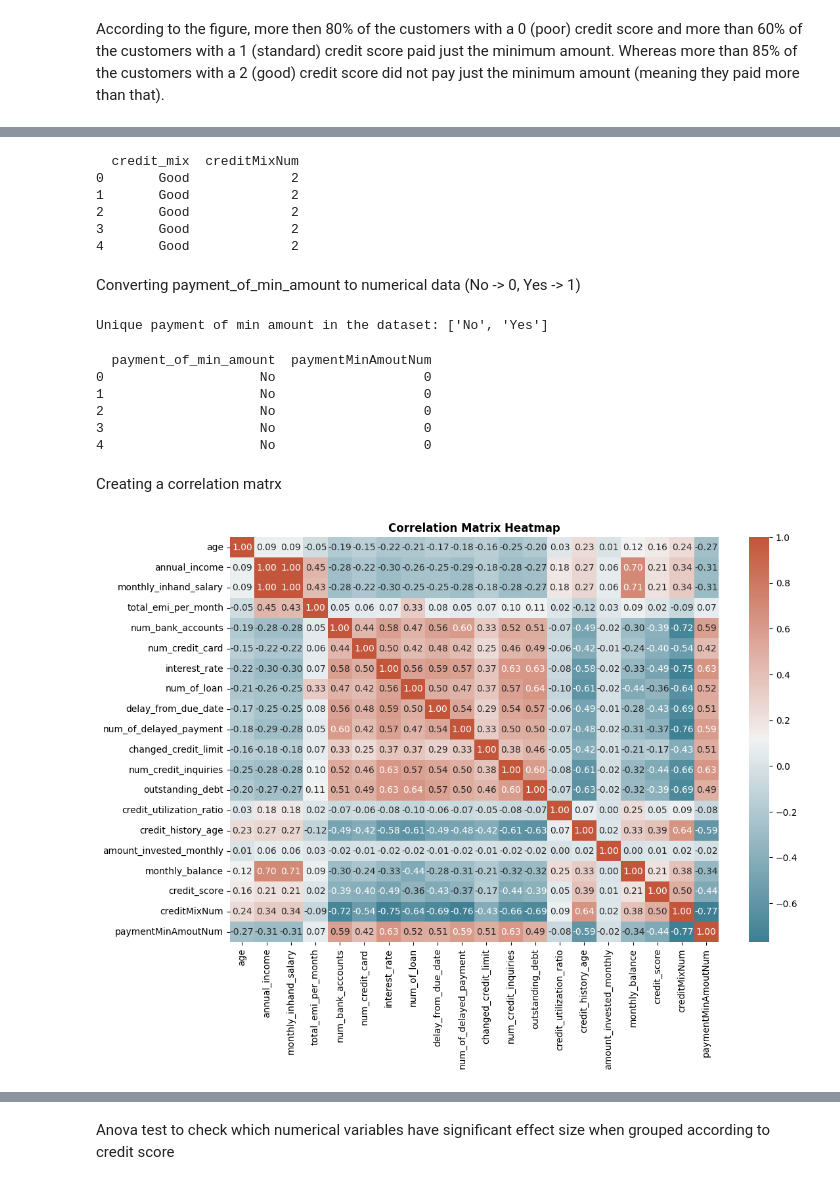
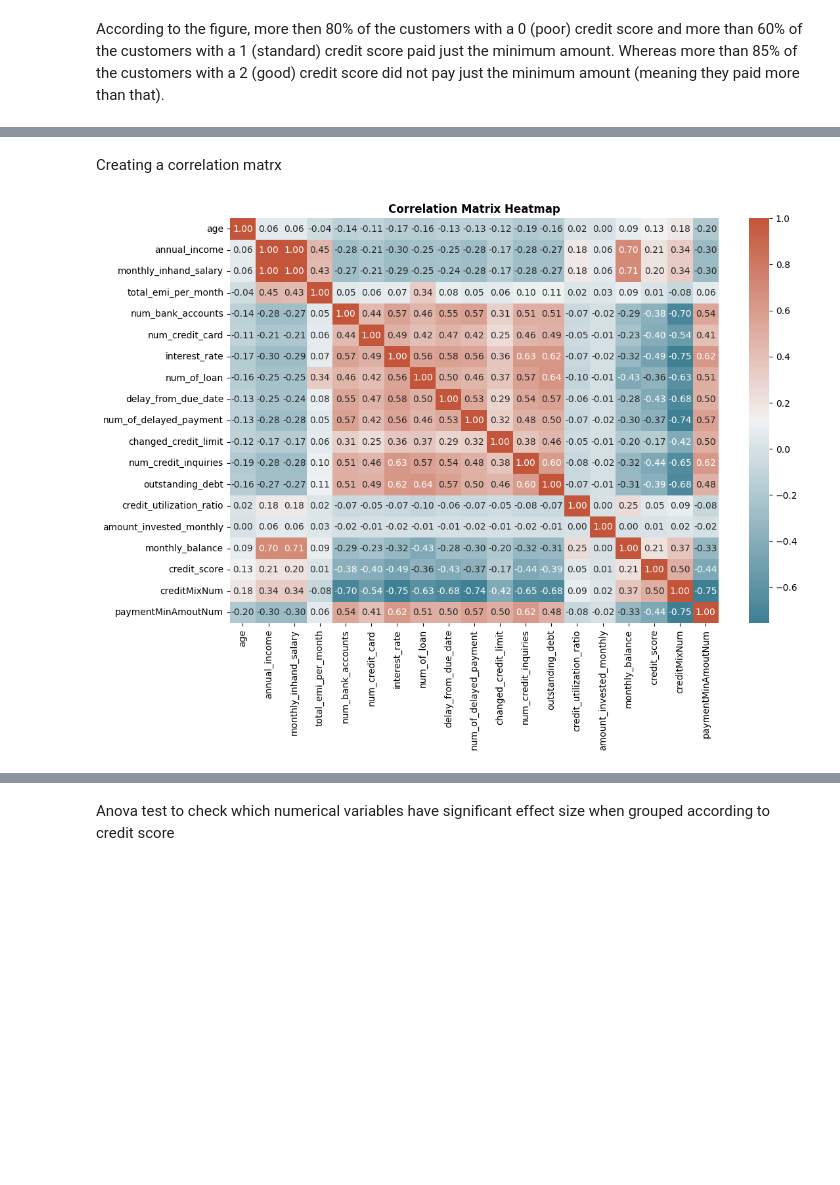
Before and after one commit to sa06840/CreditScoreClassification, a Jupyter notebook: projectCode.ipynb, the cells around one changed output, grey strips where cells are left out. Saved outputs shown, nothing was run; the diff lists cells and outputs as text; code cells hidden in the pictures; blank space fills up the shorter version.

```diff
--- a/projectCode.ipynb
+++ b/projectCode.ipynb
@@ -125,0 +185,3 @@ data.describe(include="object").T
+# %%
+data = data.drop('credit_history_age', axis=1)
+data.head()
@@ -143,0 +254,9 @@ data.describe(include="object").T
+# %%
+oneHotEncoded = data['type_of_loan'].str.join('|').str.get_dummies()
+loanTypes = oneHotEncoded.columns.tolist()
+print(loanTypes)
+
+if 'Auto Loan' not in data.columns:
+    data = pd.concat([data, oneHotEncoded], axis=1)
+
+data.head()
@@ -324,6 +446,7 @@ plt.show()
 Univariate Analysis of Numerical Variables
 # %%
 numericColumns = data.select_dtypes(include='number').columns
+numericColumns = [col for col in numericColumns if col not in loanTypes]
 
 numPlots = len(numericColumns)
 rows = (numPlots // 2) + 1
@@ -401,6 +524,7 @@ There is an almsot even distribution in occupation and type_of_loan (except for
 Comparing relationship between numerical columns and credit scores
 # %%
 numericColumns = data.select_dtypes(include='number').columns.drop('credit_score')
+numericColumns = [col for col in numericColumns if col not in loanTypes]
 customPalette = {0: "#d6e7e4", 1: "#87bbae", 2: "#48756a"}
 flierprops = dict(markersize=3)
 
@@ -611,47 +722,22 @@ Unique credit mix in the dataset: ['Bad', 'Good', 'Standard']
-# %%
-creditMixMapping = {'Bad': 0, 'Standard': 1, 'Good': 2}
-data['creditMixNum'] = data['credit_mix'].map(creditMixMapping)
-
-print(data[['credit_mix', 'creditMixNum']].head())
-# %% [output]
-  credit_mix  creditMixNum
-0       Good             2
-1       Good             2
-2       Good             2
-3       Good             2
-4       Good             2
-# %% [markdown]
-Converting payment_of_min_amount to numerical data (No -> 0, Yes -> 1)
-# %%
-uniquePaymentMinAmt = data['payment_of_min_amount'].unique()
-print("Unique payment of min amount in the dataset:", sorted(uniquePaymentMinAmt))
-# %% [output]
-Unique payment of min amount in the dataset: ['No', 'Yes']
-# %%
-PaymentMinAmtMapping = {'No': 0, 'Yes': 1}
-data['paymentMinAmoutNum'] = data['payment_of_min_amount'].map(PaymentMinAmtMapping)
-
-print(data[['payment_of_min_amount', 'paymentMinAmoutNum']].head())
-# %% [output]
-  payment_of_min_amount  paymentMinAmoutNum
-0                    No                   0
-1                    No                   0
-2                    No                   0
-3                    No                   0
-4                    No                   0
 # %% [markdown]
 Creating a correlation matrx
 # %%
-correlationMatrix = data.corr(numeric_only=True)
+numericColumns = []
+
+for col in data.select_dtypes(include='number').columns:
+    if col not in loanTypes:
+        numericColumns.append(col)
+
+correlationMatrix = data[numericColumns].corr()
 
 plt.figure(figsize=(12, 8))
 sns.heatmap(correlationMatrix, annot=True, cmap=sns.diverging_palette(220, 20, as_cmap=True), fmt='.2f', cbar=True,
             xticklabels=correlationMatrix.columns, yticklabels=correlationMatrix.columns)
 
 plt.title('Correlation Matrix Heatmap', fontsize=12, fontweight="bold")
 plt.show()
 # %% [output]
-[figure, old version]
+[figure, new version]
 # %%
 correlationWithCreditScore = correlationMatrix['credit_score'].sort_values(key=lambda x: x.abs(), ascending=False)
 
```
Also changed, not shown: parts of 57 cells of this notebook.
